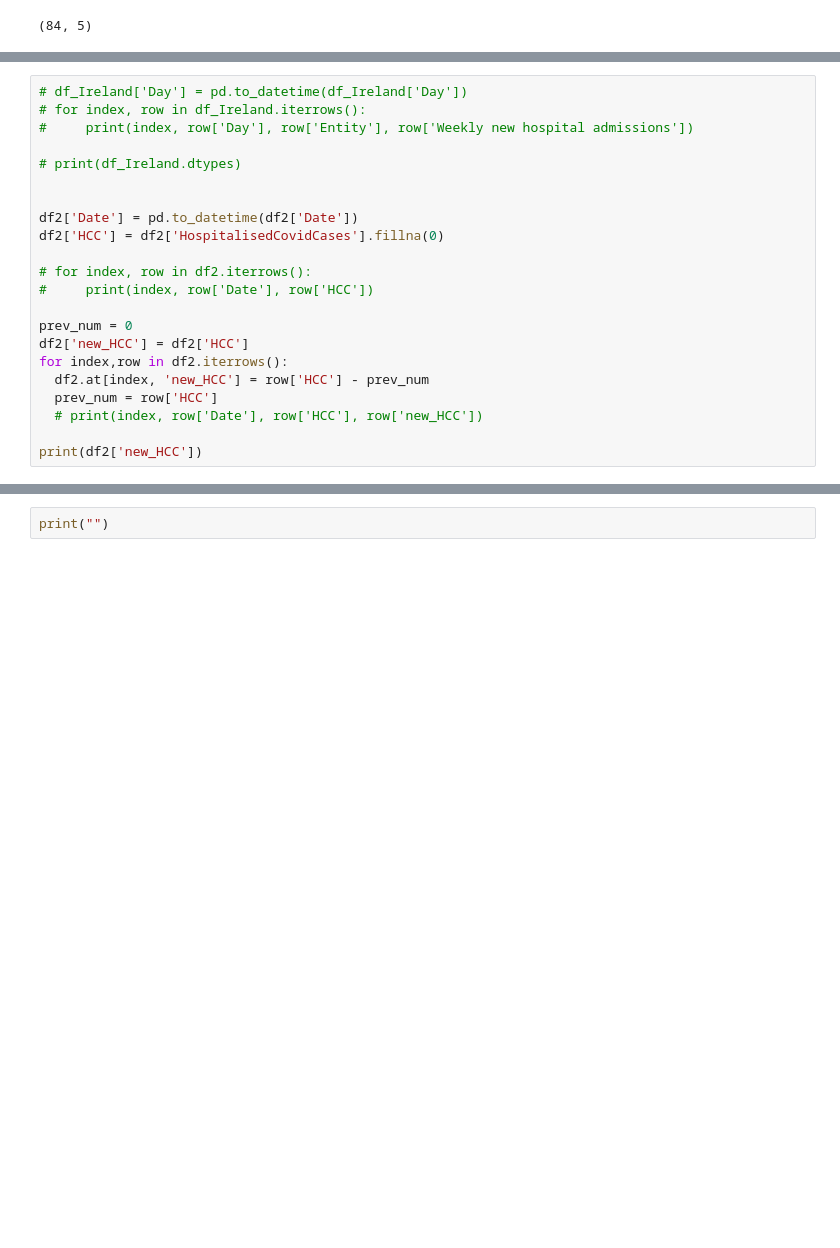
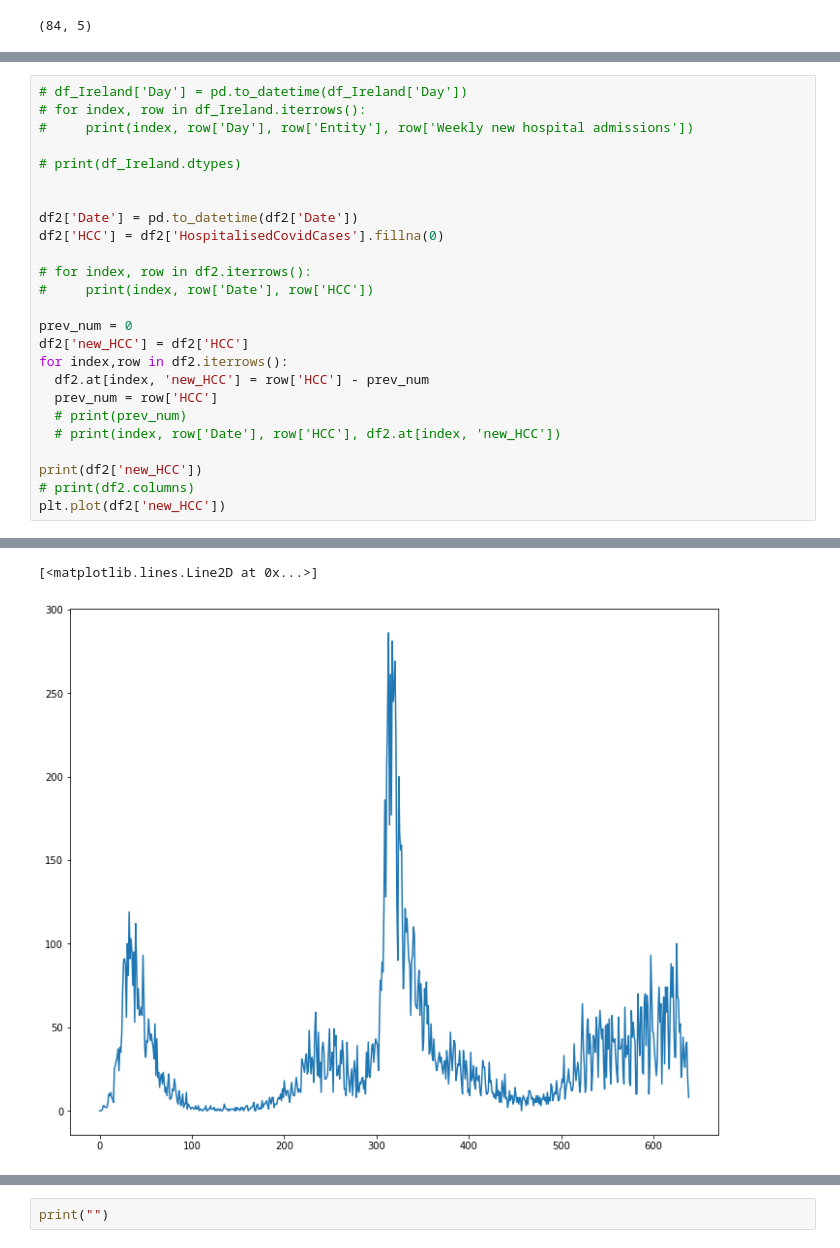
Before and after one commit to Vindhya07/ML_Covid_TimeSeries, a Jupyter notebook: Covid_timeseries.ipynb, the cells around one changed output, grey strips where cells are left out. Cells and saved outputs as stored; diff of their text form; blank space fills up the shorter version.

```diff
--- a/Covid_timeseries.ipynb
+++ b/Covid_timeseries.ipynb
@@ -54,32 +50,37 @@ print(df_Ireland)
 
 # print(df_Ireland.dtypes)
 
 
 df2['Date'] = pd.to_datetime(df2['Date'])
 df2['HCC'] = df2['HospitalisedCovidCases'].fillna(0)
 
 # for index, row in df2.iterrows():
 #     print(index, row['Date'], row['HCC'])
 
 prev_num = 0
 df2['new_HCC'] = df2['HCC']
 for index,row in df2.iterrows():
   df2.at[index, 'new_HCC'] = row['HCC'] - prev_num
   prev_num = row['HCC']
-  # print(index, row['Date'], row['HCC'], row['new_HCC'])
+  # print(prev_num)
+  # print(index, row['Date'], row['HCC'], df2.at[index, 'new_HCC'])
 
 print(df2['new_HCC'])
+# print(df2.columns)
+plt.plot(df2['new_HCC'])
 # %% [output]
 0       0.0
 1       0.0
 2       0.0
 3       1.0
 4       3.0
        ...
 634    26.0
 635    39.0
 636    41.0
 637    19.0
 638     8.0
 Name: new_HCC, Length: 639, dtype: float64
+[<matplotlib.lines.Line2D at 0x...>]
+[figure, added]
 # %%
```
Also changed, not shown: parts of 9 cells of this notebook.
